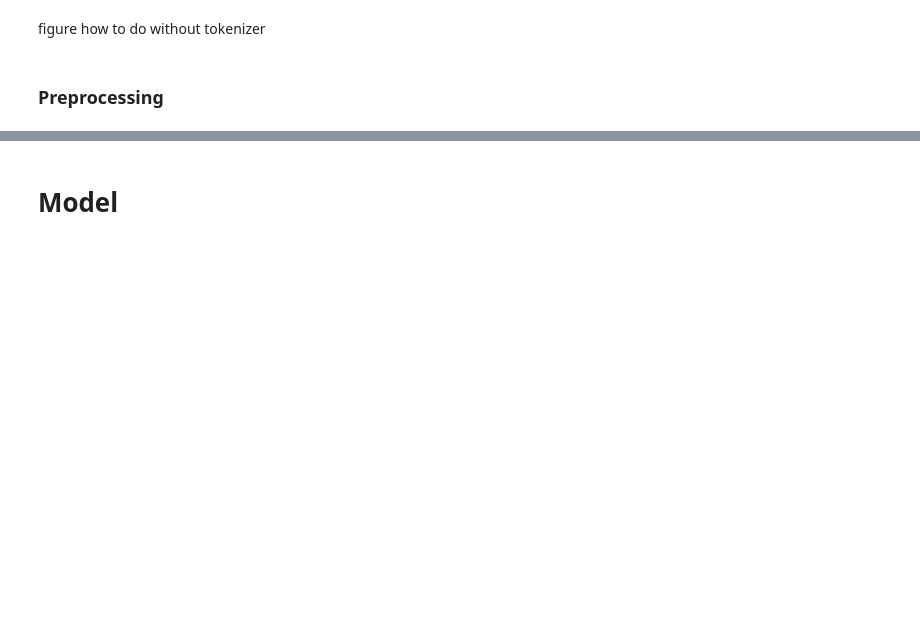
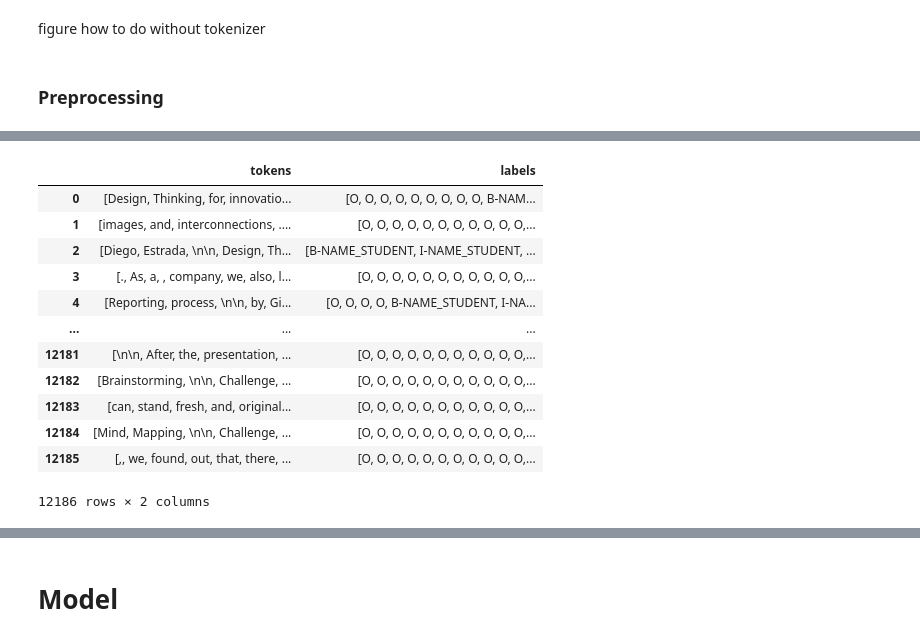
Before and after one commit to GGC-DSA/Kaggle-2024, a Jupyter notebook: notebooks-Spr2024/PratikC_Notebook.ipynb, the cells around one changed output, grey strips where cells are left out. Drawn from its saved outputs; the diff is of its cells as text; code cells hidden in the pictures; blank space fills up the shorter version.

```diff
--- a/notebooks-Spr2024/PratikC_Notebook.ipynb
+++ b/notebooks-Spr2024/PratikC_Notebook.ipynb
@@ -76,0 +234,17 @@ df_usable = df.iloc[df[~(df.tokens.apply(len) != df.labels.apply(len))].index]
+# %%
+def make_smaller_inputs(dataframe):
+    df_out = pd.DataFrame(columns = ['tokens','labels'])
+    counter = 0
+    max_len = config['MAX_LEN']
+
+    for _,line in dataframe.iterrows():
+        tokens = line.tokens
+        labels = line.labels
+        items = range(0,len(tokens),max_len)
+
+        for i in items:
+            df_out.at[counter,'tokens'] = tokens[i:i+max_len]
+            df_out.at[counter,'labels'] = labels[i:i+max_len]
+            counter += 1
+
+    return df_out
@@ -77 +283,18 @@ df_usable = df.iloc[df[~(df.tokens.apply(len) != df.labels.apply(len))].index]
+# %%
+df_model_input = make_smaller_inputs(df_usable)
+df_model_input
+# %% [output]
+|  | tokens | labels |
+| 0 | [Design, Thinking, for, innovatio... | [O, O, O, O, O, O, O, O, O, B-NAM... |
+| 1 | [images, and, interconnections, .... | [O, O, O, O, O, O, O, O, O, O, O,... |
+| 2 | [Diego, Estrada, \n\n, Design, Th... | [B-NAME_STUDENT, I-NAME_STUDENT, ... |
+| 3 | [., As, a, , company, we, also, l... | [O, O, O, O, O, O, O, O, O, O, O,... |
+| 4 | [Reporting, process, \n\n, by, Gi... | [O, O, O, O, B-NAME_STUDENT, I-NA... |
+| ... | ... | ... |
+| 12181 | [\n\n, After, the, presentation, ... | [O, O, O, O, O, O, O, O, O, O, O,... |
+| 12182 | [Brainstorming, \n\n, Challenge, ... | [O, O, O, O, O, O, O, O, O, O, O,... |
+| 12183 | [can, stand, fresh, and, original... | [O, O, O, O, O, O, O, O, O, O, O,... |
+| 12184 | [Mind, Mapping, \n\n, Challenge, ... | [O, O, O, O, O, O, O, O, O, O, O,... |
+| 12185 | [,, we, found, out, that, there, ... | [O, O, O, O, O, O, O, O, O, O, O,... |
+12186 rows × 2 columns
 # %%
```
Also changed, not shown: parts of 33 cells of this notebook.
